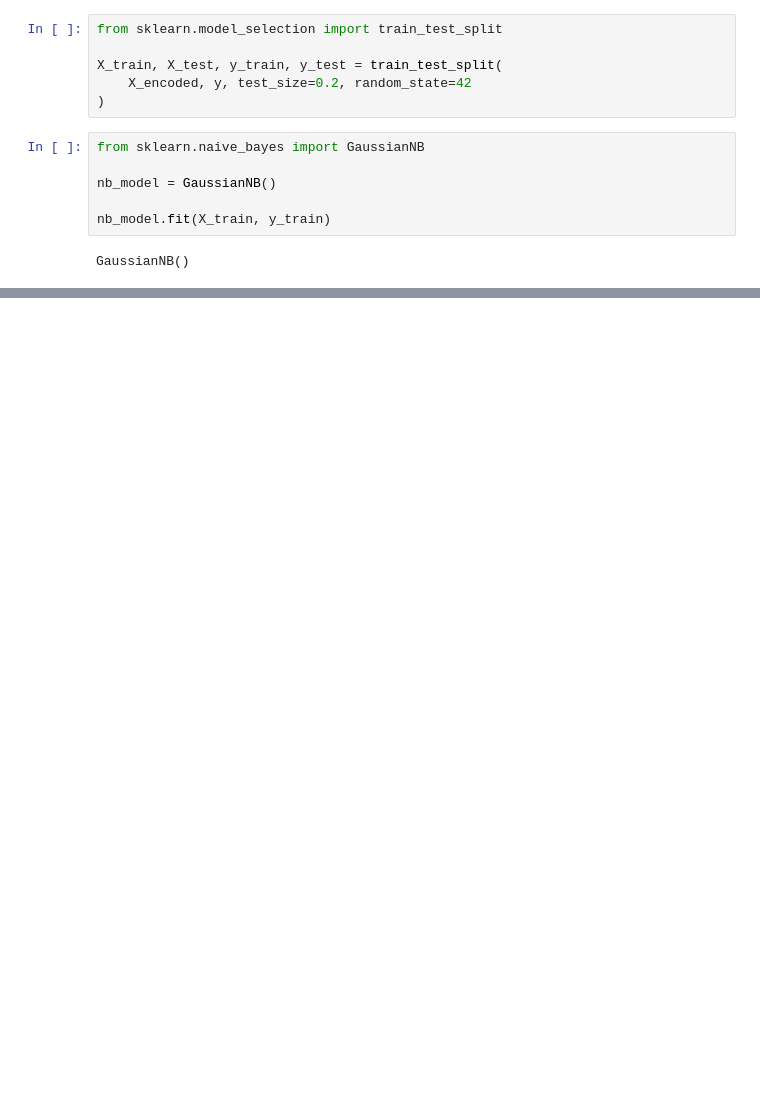
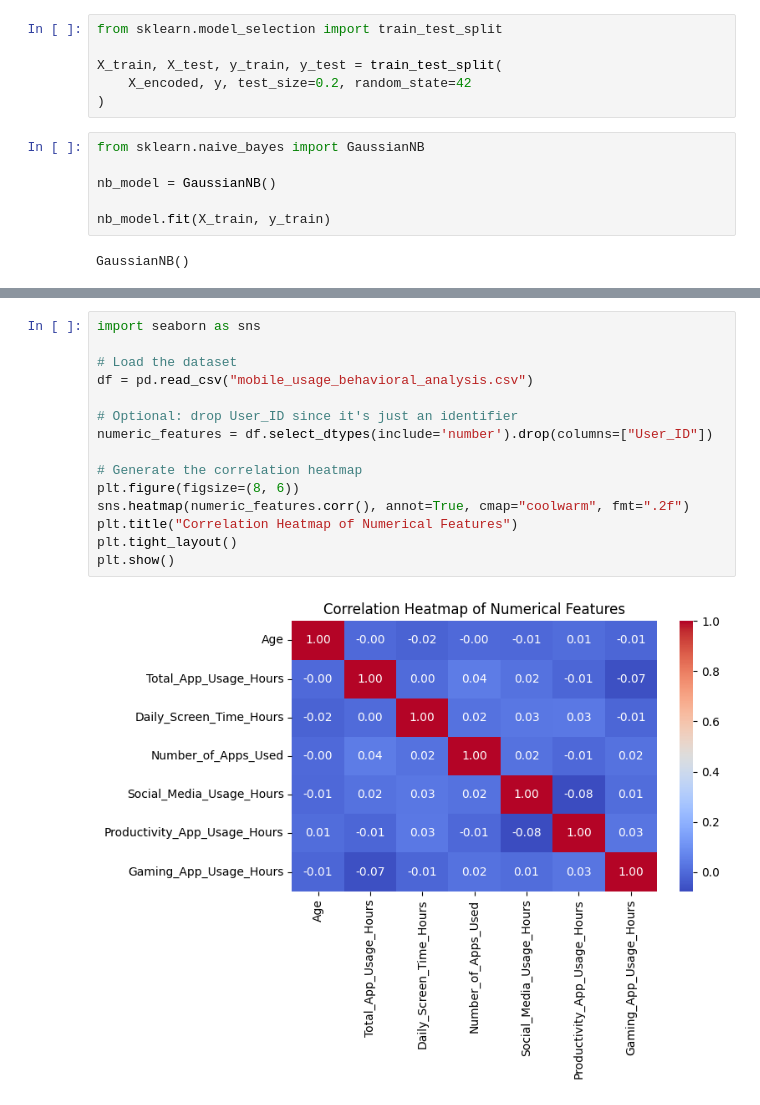
Before and after one commit to 3booooood/Data-science_project, a Jupyter notebook: naive_Bayes (addiction).ipynb, the cells around one changed output, grey strips where cells are left out. Saved outputs shown, nothing was run; the diff lists cells and outputs as text; blank space fills up the shorter version.

```diff
--- a/naive_Bayes (addiction).ipynb
+++ b/naive_Bayes (addiction).ipynb
@@ -131,0 +135,17 @@ AUC Score: 0.5145663956639567
+# %%
+import seaborn as sns
+
+# Load the dataset
+df = pd.read_csv("mobile_usage_behavioral_analysis.csv")
+
+# Optional: drop User_ID since it's just an identifier
+numeric_features = df.select_dtypes(include='number').drop(columns=["User_ID"])
+
+# Generate the correlation heatmap
+plt.figure(figsize=(8, 6))
+sns.heatmap(numeric_features.corr(), annot=True, cmap="coolwarm", fmt=".2f")
+plt.title("Correlation Heatmap of Numerical Features")
+plt.tight_layout()
+plt.show()
+# %% [output]
+[figure, added]
```
Also changed, not shown: parts of 6 cells of this notebook.
